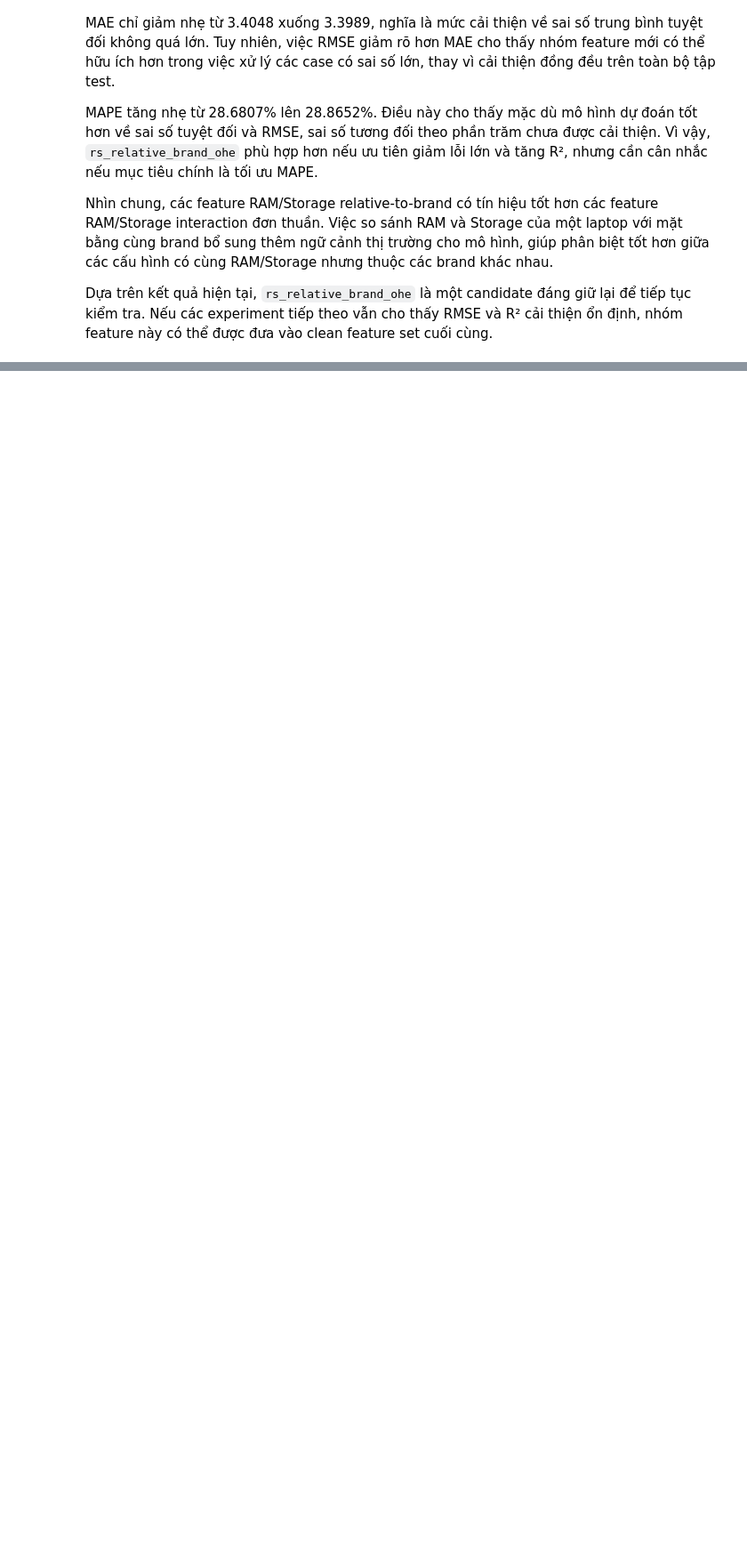
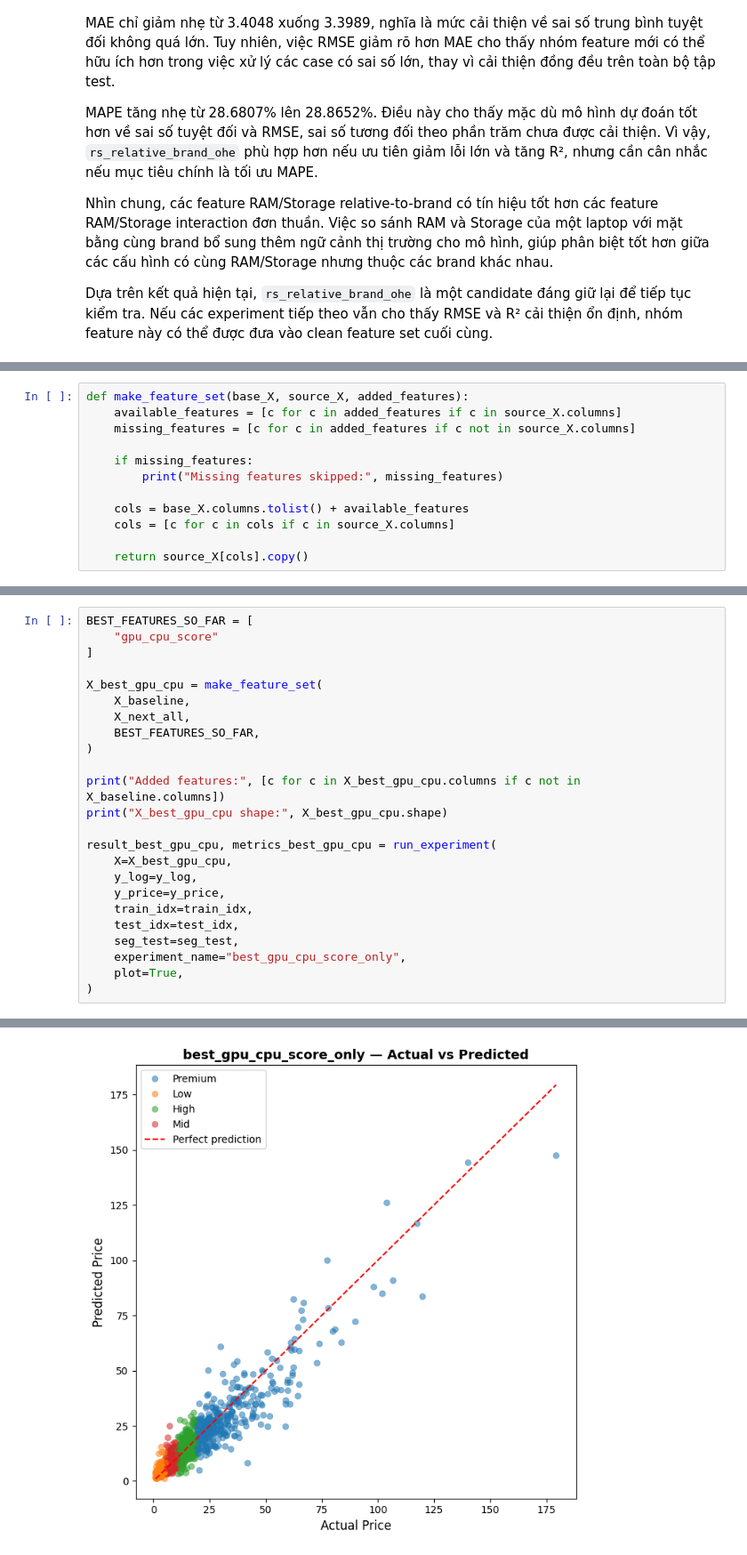
Before and after one commit to thisYui/Laptop-Price-Prediction, a Jupyter notebook: notebooks/modeling/11_feature_selection_and_ablation.ipynb, the cells around one changed output, grey strips where cells are left out. Shown at 89% size. Saved outputs shown, nothing was run; the diff lists cells and outputs as text; blank space fills up the shorter version.

```diff
--- a/notebooks/modeling/11_feature_selection_and_ablation.ipynb
+++ b/notebooks/modeling/11_feature_selection_and_ablation.ipynb
@@ -2561,0 +3561,12 @@ Dựa trên kết quả hiện tại, `rs_relative_brand_ohe` là một candidat
+# %%
+def make_feature_set(base_X, source_X, added_features):
+    available_features = [c for c in added_features if c in source_X.columns]
+    missing_features = [c for c in added_features if c not in source_X.columns]
+
+    if missing_features:
+        print("Missing features skipped:", missing_features)
+
+    cols = base_X.columns.tolist() + available_features
+    cols = [c for c in cols if c in source_X.columns]
+
+    return source_X[cols].copy()
@@ -2561,0 +3868,25 @@ Dựa trên kết quả hiện tại, `rs_relative_brand_ohe` là một candidat
+# %%
+BEST_FEATURES_SO_FAR = [
+    "gpu_cpu_score"
+]
+
+X_best_gpu_cpu = make_feature_set(
+    X_baseline,
+    X_next_all,
+    BEST_FEATURES_SO_FAR,
+)
+
+print("Added features:", [c for c in X_best_gpu_cpu.columns if c not in X_baseline.columns])
+print("X_best_gpu_cpu shape:", X_best_gpu_cpu.shape)
+
+result_best_gpu_cpu, metrics_best_gpu_cpu = run_experiment(
+    X=X_best_gpu_cpu,
+    y_log=y_log,
+    y_price=y_price,
+    train_idx=train_idx,
+    test_idx=test_idx,
+    seg_test=seg_test,
+    experiment_name="best_gpu_cpu_score_only",
+    plot=True,
+)
+# %% [output]
@@ -2561,0 +3896 @@ Dựa trên kết quả hiện tại, `rs_relative_brand_ohe` là một candidat
+[figure, added]
```
Also changed, not shown: parts of 61 cells of this notebook, 41 other files.
